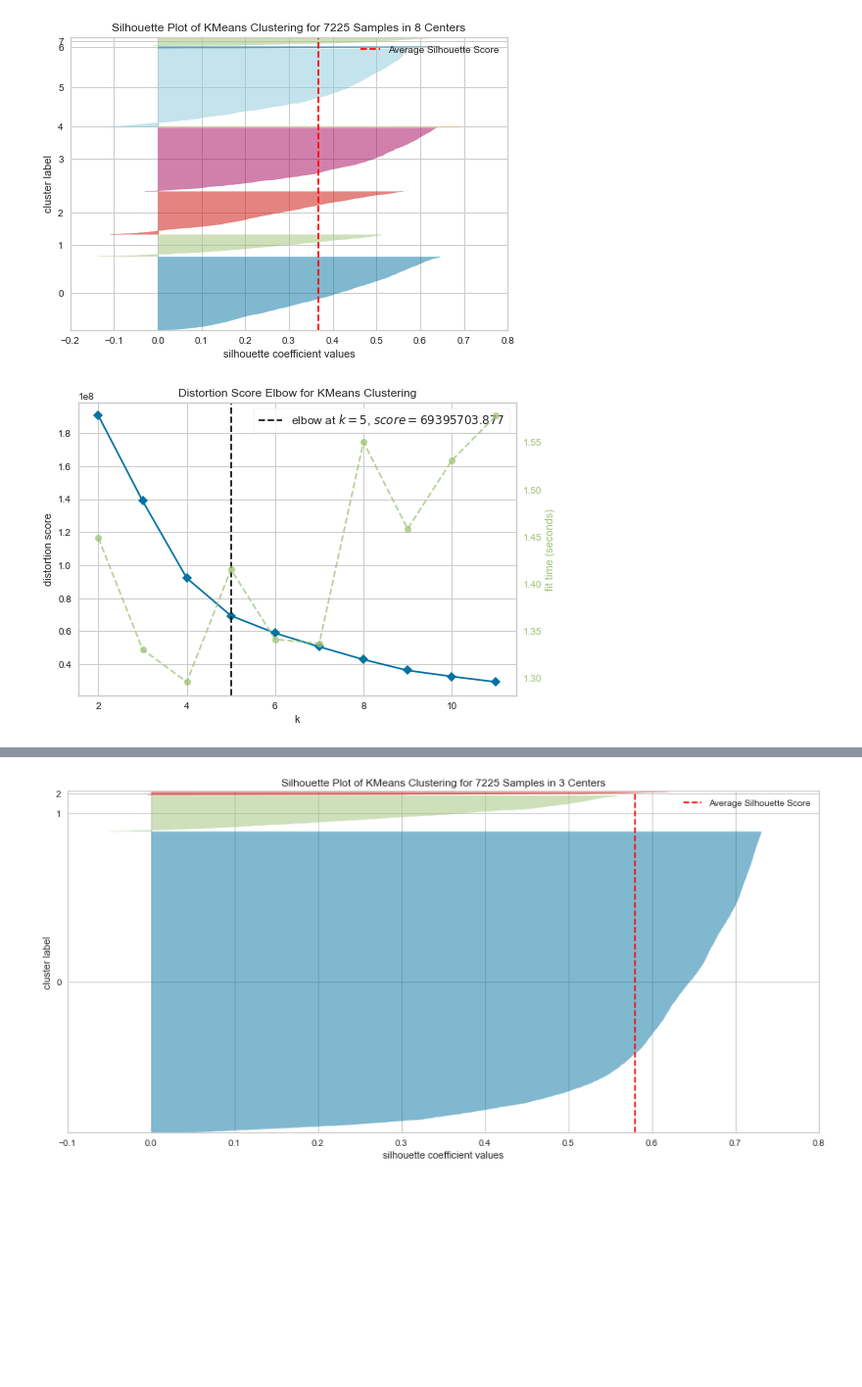
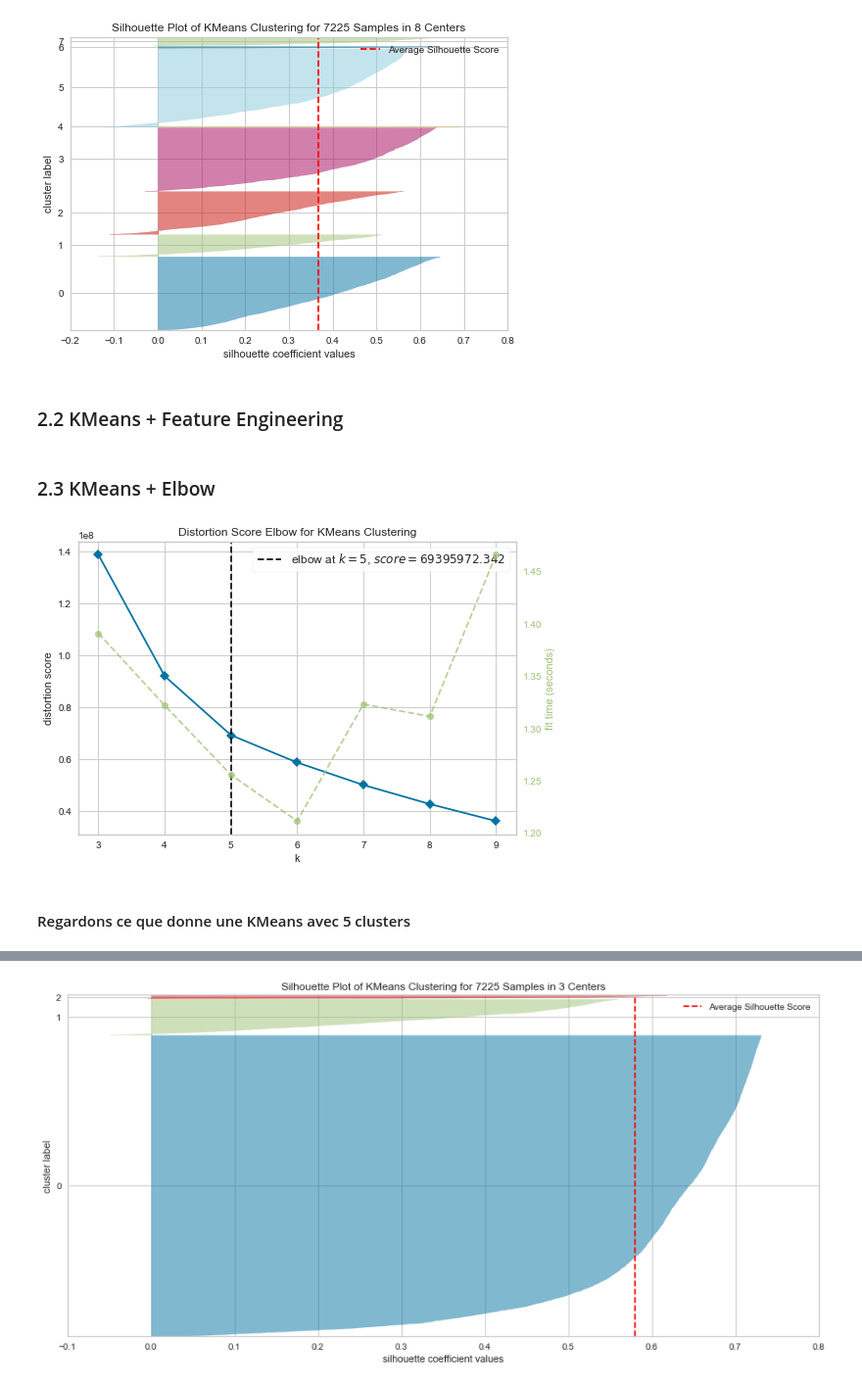
Before and after one commit to Valkea/OC_AI_05, a Jupyter notebook: 02_Clustering.ipynb, the cells around one changed output, grey strips where cells are left out. Shown at 98% size. Cells and saved outputs as stored; diff of their text form; code cells hidden in the pictures; blank space fills up the shorter version.

Commit message:
feature: starting the Feature Engineering section

```diff
--- a/02_Clustering.ipynb
+++ b/02_Clustering.ipynb
@@ -388,2 +412,0 @@ from sklearn.metrics import silhouette_score
-# %%
-X_cluster = RFM_data[['recence','montant']].sample(frac=0.1)
@@ -596,8 +706,9 @@ param_grid_kmeans = [
     }
 ]
 # %%
+kmeans = KMeans()
 grd_kmeans = fit_clustering_model(
-    KMeans(),
+    kmeans,
     param_grid=param_grid_kmeans,
     X_ref=X_cluster,
     cv=3,
@@ -628,12 +739,17 @@ get_clustering_scores(f"{model_name} [basic]", X_ref=X_cluster, **grd_kmeans, re
 
           SILHOUETTE : 0.3670
 [figure]
+# %% [markdown]
+### 2.2 KMeans + Feature Engineering
+# %% [markdown]
+### 2.3 KMeans + Elbow
 # %%
 from yellowbrick.cluster import KElbowVisualizer
 # %%
-model = KMeans(random_state=0)
-visualizer = KElbowVisualizer(model, k=(2,12))
-visualizer.fit(X_cluster)        # Fit the data to the visualizer
-visualizer.show();       # Finalize and render the figure
+visualizer = KElbowVisualizer(kmeans, k=(3,10))
+visualizer.fit(X_cluster)
+visualizer.show();
 # %% [output]
-[figure, old version]
+[figure, new version]
+# %% [markdown]
+#### Regardons ce que donne une KMeans avec 5 clusters
```
Also changed, not shown: parts of 56 cells of this notebook.
